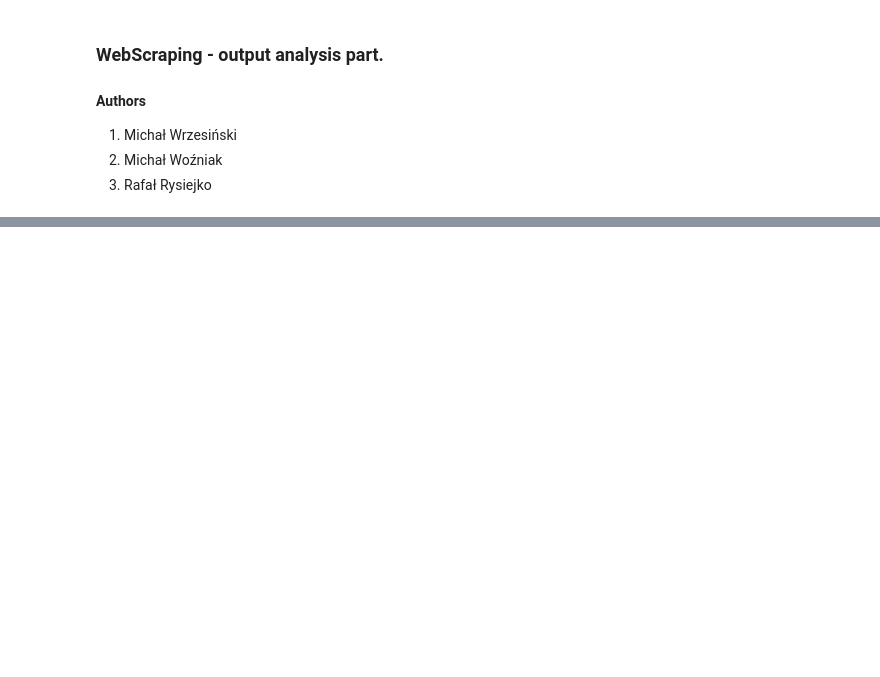
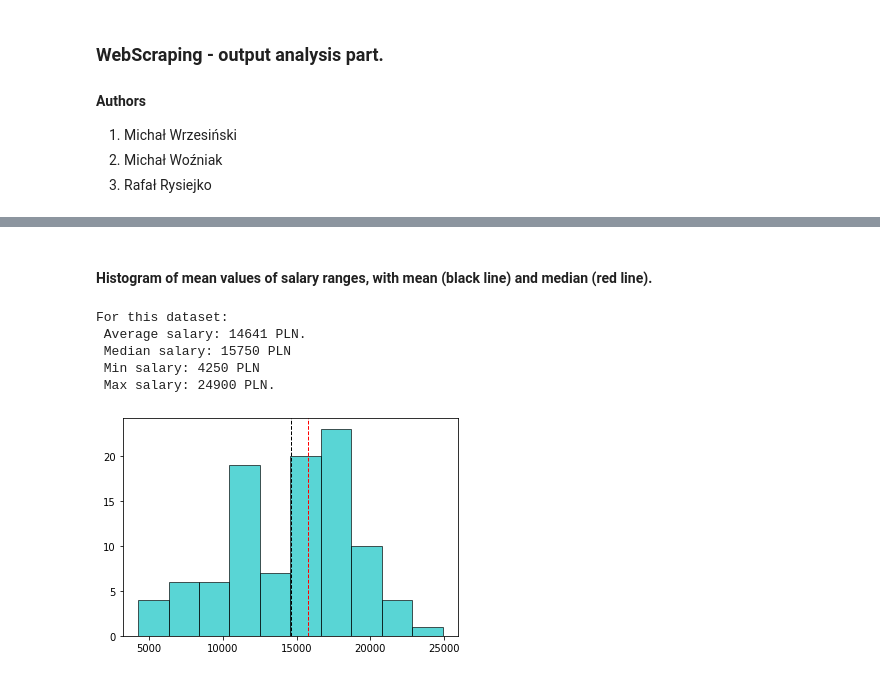
Before and after one commit to michaelwozniak/web_scraping, a Jupyter notebook: project_selenium/Visualizations.ipynb, the cells around one changed output, grey strips where cells are left out. Saved outputs shown, nothing was run; the diff lists cells and outputs as text; code cells hidden in the pictures; blank space fills up the shorter version.

```diff
--- a/project_selenium/Visualizations.ipynb
+++ b/project_selenium/Visualizations.ipynb
@@ -73,0 +127,15 @@ df1.head()
+# %% [markdown]
+####  Histogram of mean values of salary ranges, with mean (black line) and median (red line).
+# %%
+result = plt.hist(df2['mean'], bins=10, color='c', edgecolor='k', alpha=0.65)
+plt.axvline(df2['mean'].mean(), color='k', linestyle='dashed', linewidth=1)
+plt.axvline(df2['mean'].median(), color='r', linestyle='dashed', linewidth=1)
+
+print(f"For this dataset: \n Average salary: {df2['mean'].mean():.0f} PLN. \n Median salary: {df2['mean'].median():.0f} PLN \n Min salary: {df2['mean'].min():.0f} PLN \n Max salary: {df2['mean'].max():.0f} PLN.")
+# %% [output]
+For this dataset:
+ Average salary: 14641 PLN.
+ Median salary: 15750 PLN
+ Min salary: 4250 PLN
+ Max salary: 24900 PLN.
+[figure, added]
```
Also changed, not shown: parts of 31 cells of this notebook.
